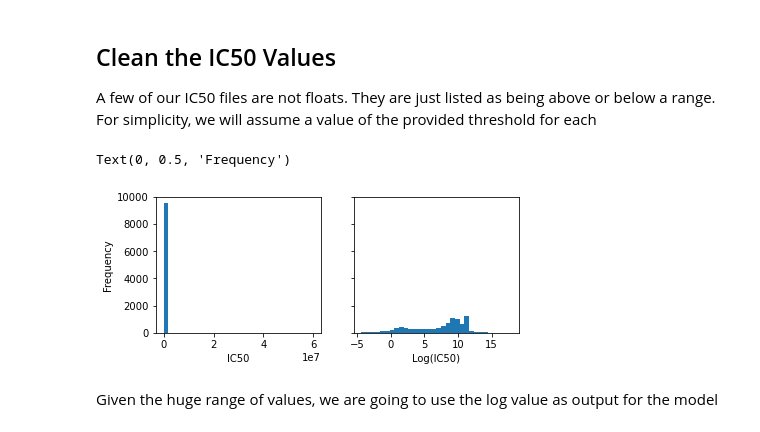
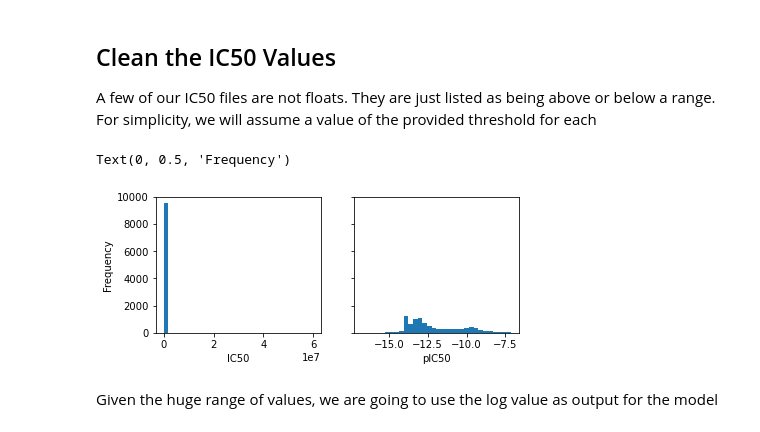
Before and after one commit to exalearn/covid-drug-design, a Jupyter notebook: notebooks/mpnn-training/0_convert-training-data.ipynb, the cells around one changed output. Saved outputs shown, nothing was run; the diff lists cells and outputs as text; code cells hidden in the pictures.

```diff
--- a/notebooks/mpnn-training/0_convert-training-data.ipynb
+++ b/notebooks/mpnn-training/0_convert-training-data.ipynb
@@ -41,18 +42,20 @@ data['dict'] = data['nx'].apply(lambda x: convert_nx_to_dict(x, atom_types, bond
 A few of our IC50 files are not floats. They are just listed as being above or below a range. For simplicity, we will assume a value of the provided threshold for each
 # %%
 data['IC50_cleaned'] = data['IC50'].apply(lambda x: float(x.strip(' ><')))
+# %%
+data['pIC50'] = -1 * np.log10(data['IC50_cleaned'] * 1e9)
 # %%
 fig, axs = plt.subplots(1, 2, sharey=True, figsize=(6.5, 2.5))
 
 axs[0].hist(data['IC50_cleaned'], bins=32)
 axs[0].set_xlabel('IC50')
-axs[1].hist(np.log(data['IC50_cleaned']), bins=32)
-axs[1].set_xlabel('Log(IC50)')
+axs[1].hist(data['pIC50'], bins=32)
+axs[1].set_xlabel('pIC50')
 
 axs[0].set_ylabel('Frequency')
 # %% [output]
 Text(0, 0.5, 'Frequency')
-[figure, old version]
+[figure, new version]
 # %% [markdown]
 Given the huge range of values, we are going to use the log value as output for the model
 # %% [markdown]
```
Also changed, not shown: parts of 4 cells of this notebook, 3 other files.
